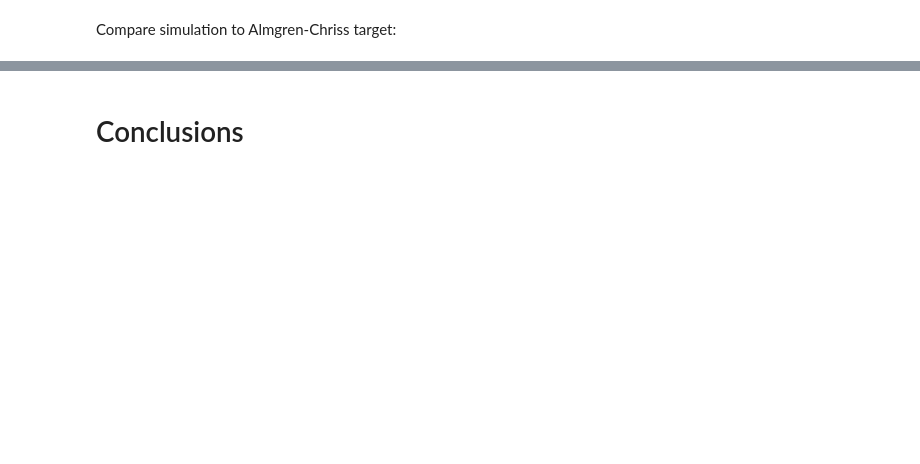
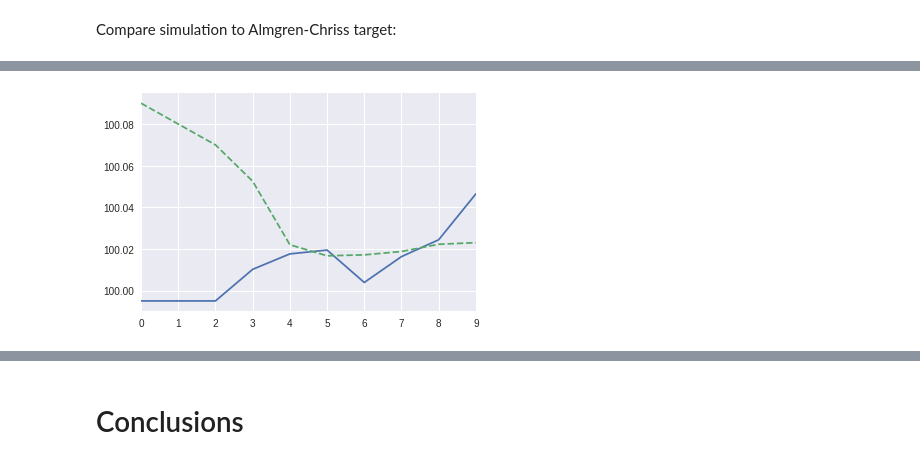
Before and after one commit to ethansbrown/jupyter-notebook-slides, a Jupyter notebook: lomo.ipynb, the cells around one changed output, grey strips where cells are left out. Cells and saved outputs as stored; diff of their text form; code cells hidden in the pictures; blank space fills up the shorter version.

```diff
--- a/lomo.ipynb
+++ b/lomo.ipynb
@@ -261,0 +280,11 @@ plt.plot(q_ac, '--');
+# %%
+'''Compare simulation vs A-C target'''
+
+algo = orders.loc[orders['type'] != 'miss', 'price'].expanding().mean().reset_index(drop=True)
+ac_t = [(q_ac - quantity >= 0.5).argmin() for quantity in range(0, Q)]
+ac = pd.Series(S[ac_t]).expanding().mean()
+plt.subplots()
+algo.plot();
+ac.plot(linestyle='--');
+# %% [output]
+[figure, added]
```
Also changed, not shown: parts of 16 cells of this notebook, 1 other file.
